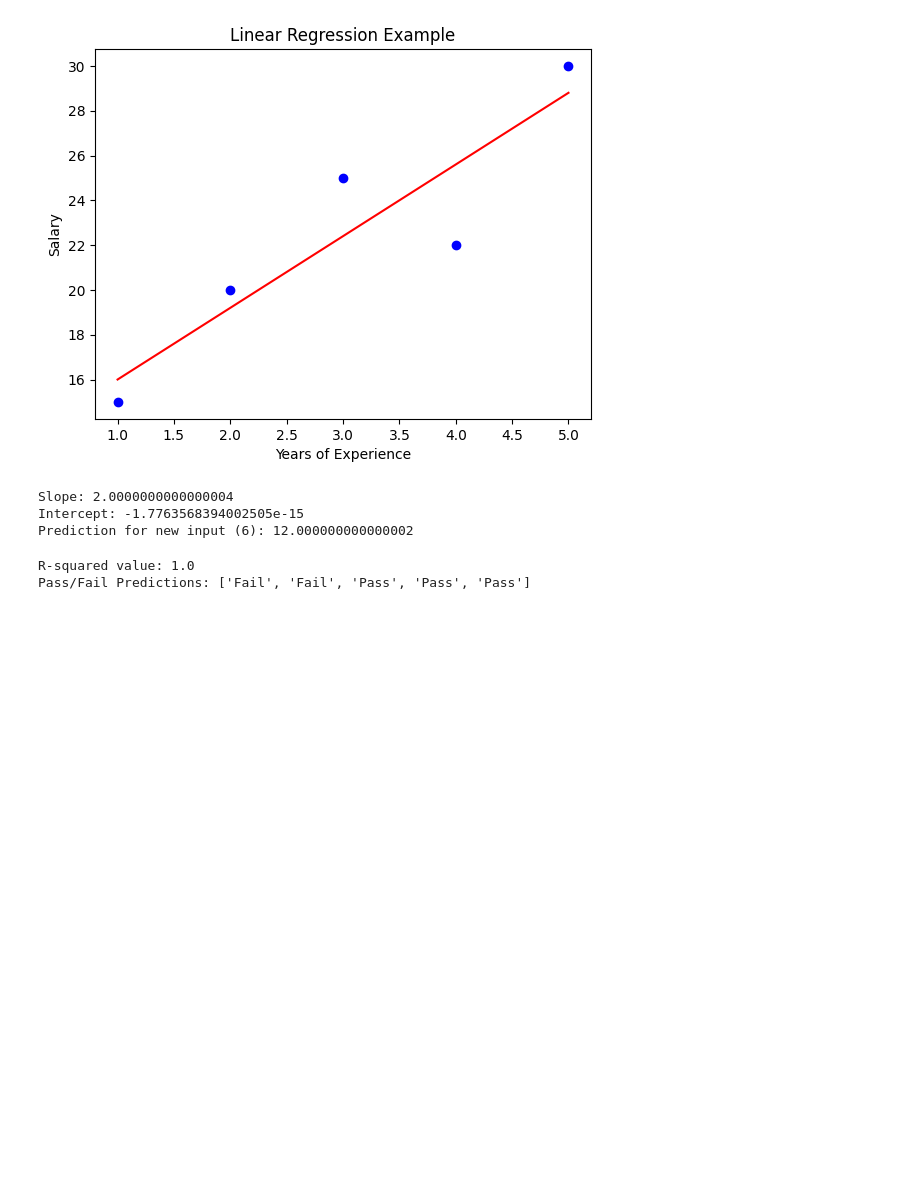
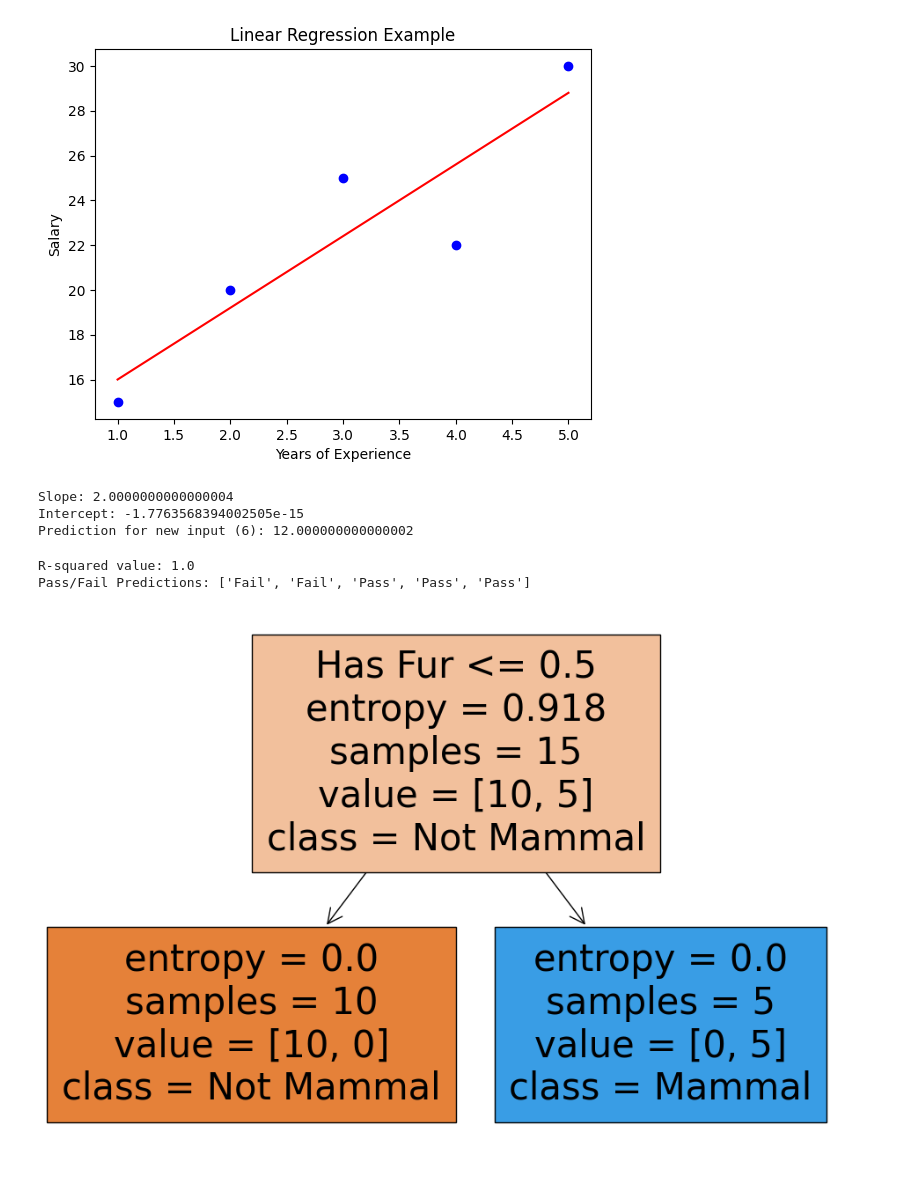
Before and after one commit to augustsemrau/thesis2024, a Jupyter notebook: src/thesis2024/evaluation/code_snippets.ipynb, the cells around one changed output. Cells and saved outputs as stored; diff of their text form; code cells hidden in the pictures; blank space fills up the shorter version.

```diff
--- a/src/thesis2024/evaluation/code_snippets.ipynb
+++ b/src/thesis2024/evaluation/code_snippets.ipynb
@@ -99,3 +99,33 @@ print("Pass/Fail Predictions:", pass_fail_predictions)
 # %% [output]
 R-squared value: 1.0
 Pass/Fail Predictions: ['Fail', 'Fail', 'Pass', 'Pass', 'Pass']
+# %%
+import pandas as pd
+from sklearn.tree import DecisionTreeClassifier
+from sklearn import tree
+import matplotlib.pyplot as plt
+
+# Create the dataset
+data = {
+    'Cold Blooded': [1, 1, 0, 0, 1, 1, 1, 1, 1, 1, 0, 0, 0, 0, 0],
+    'Has Legs': [0, 0, 1, 1, 0, 0, 0, 0, 0, 0, 1, 1, 1, 1, 1],
+    'Lay Eggs': [1, 1, 1, 1, 1, 1, 1, 1, 1, 1, 0, 0, 0, 0, 0],
+    'Has Fur': [0, 0, 0, 0, 0, 0, 0, 0, 0, 0, 1, 1, 1, 1, 1],
+    'Mammal': [0, 0, 0, 0, 0, 0, 0, 0, 0, 0, 1, 1, 1, 1, 1]
+}
+df = pd.DataFrame(data)
+
+# Features and target
+X = df[['Cold Blooded', 'Has Legs', 'Lay Eggs', 'Has Fur']]
+y = df['Mammal']
+
+# Create and train the classifier
+classifier = DecisionTreeClassifier(criterion='entropy')
+classifier.fit(X, y)
+
+# Visualize the tree
+plt.figure(figsize=(12,8))
+tree.plot_tree(classifier, filled=True, feature_names=['Cold Blooded', 'Has Legs', 'Lay Eggs', 'Has Fur'], class_names=['Not Mammal', 'Mammal'])
+plt.show()
+# %% [output]
+[figure, added]
```
Also changed, not shown: parts of 1 cell of this notebook, 3 other files.
